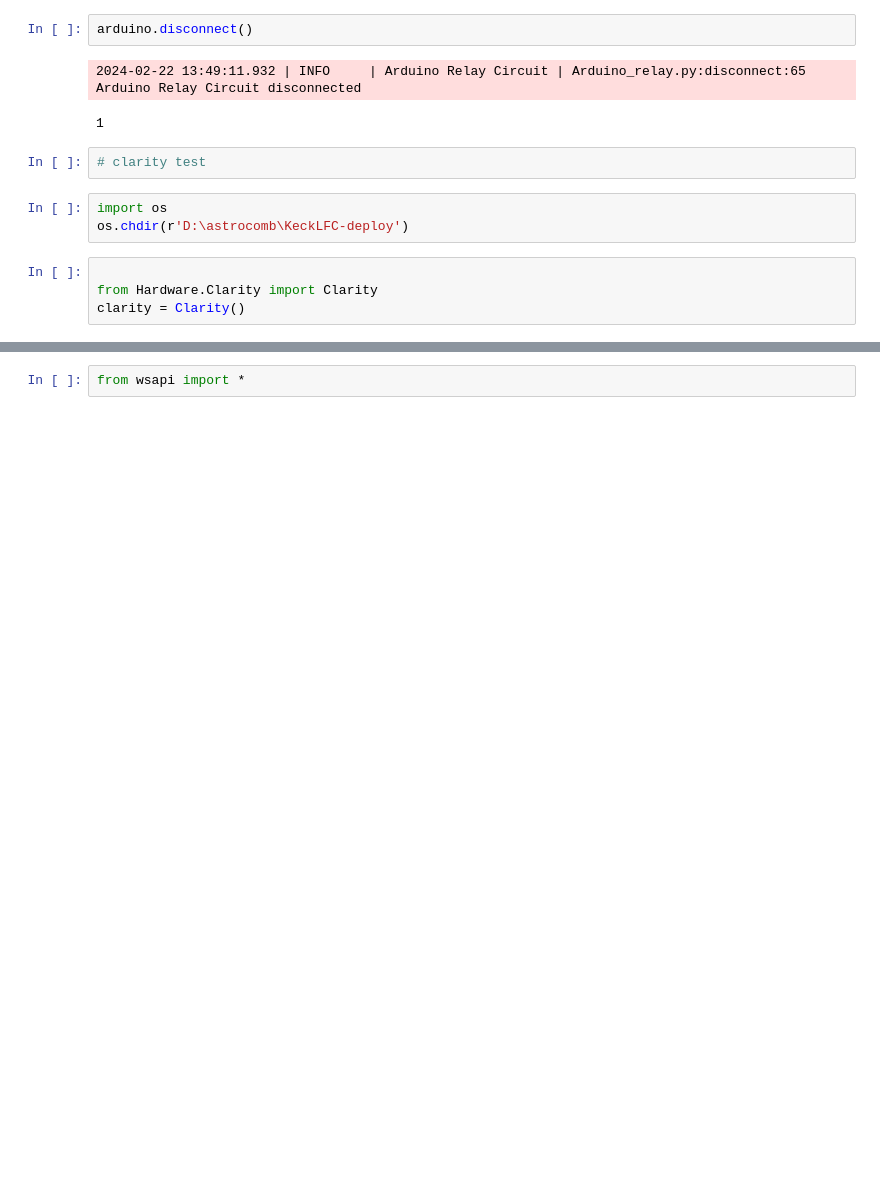
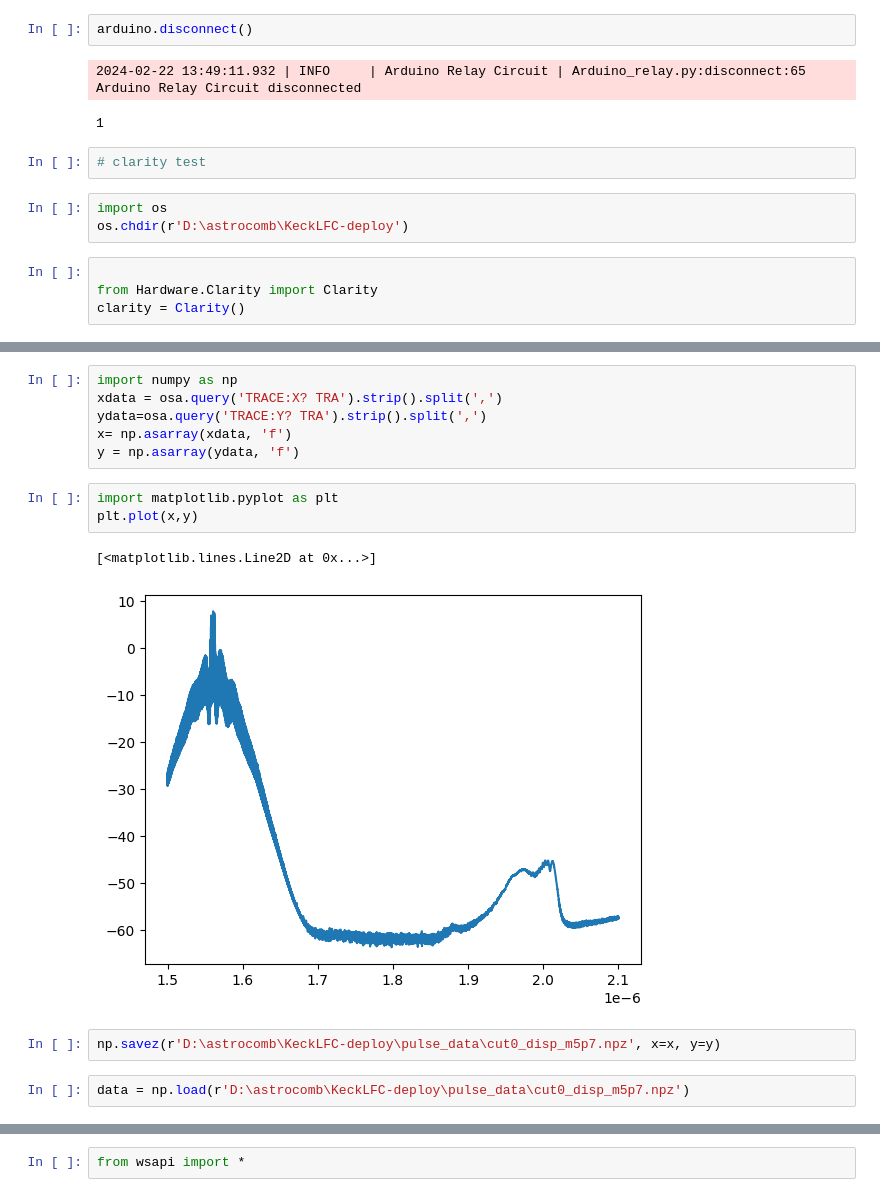
Before and after one commit to kester2015/KeckLFC-deploy, a Jupyter notebook: Notebooks/new_laptop_test.ipynb, the cells around one changed output, grey strips where cells are left out. Drawn from its saved outputs; the diff is of its cells as text; blank space fills up the shorter version.

```diff
--- a/Notebooks/new_laptop_test.ipynb
+++ b/Notebooks/new_laptop_test.ipynb
@@ -372,0 +399,16 @@ VisaIOError: VI_ERROR_TMO (-1073807339): Timeout expired before operation comple
+# %%
+import numpy as np
+xdata = osa.query('TRACE:X? TRA').strip().split(',')
+ydata=osa.query('TRACE:Y? TRA').strip().split(',')
+x= np.asarray(xdata, 'f')
+y = np.asarray(ydata, 'f')
+# %%
+import matplotlib.pyplot as plt
+plt.plot(x,y)
+# %% [output]
+[<matplotlib.lines.Line2D at 0x...>]
+[figure, added]
+# %%
+np.savez(r'D:\astrocomb\KeckLFC-deploy\pulse_data\cut0_disp_m5p7.npz', x=x, y=y)
+# %%
+data = np.load(r'D:\astrocomb\KeckLFC-deploy\pulse_data\cut0_disp_m5p7.npz')
```
Also changed, not shown: parts of 27 cells of this notebook, 8 other files.
